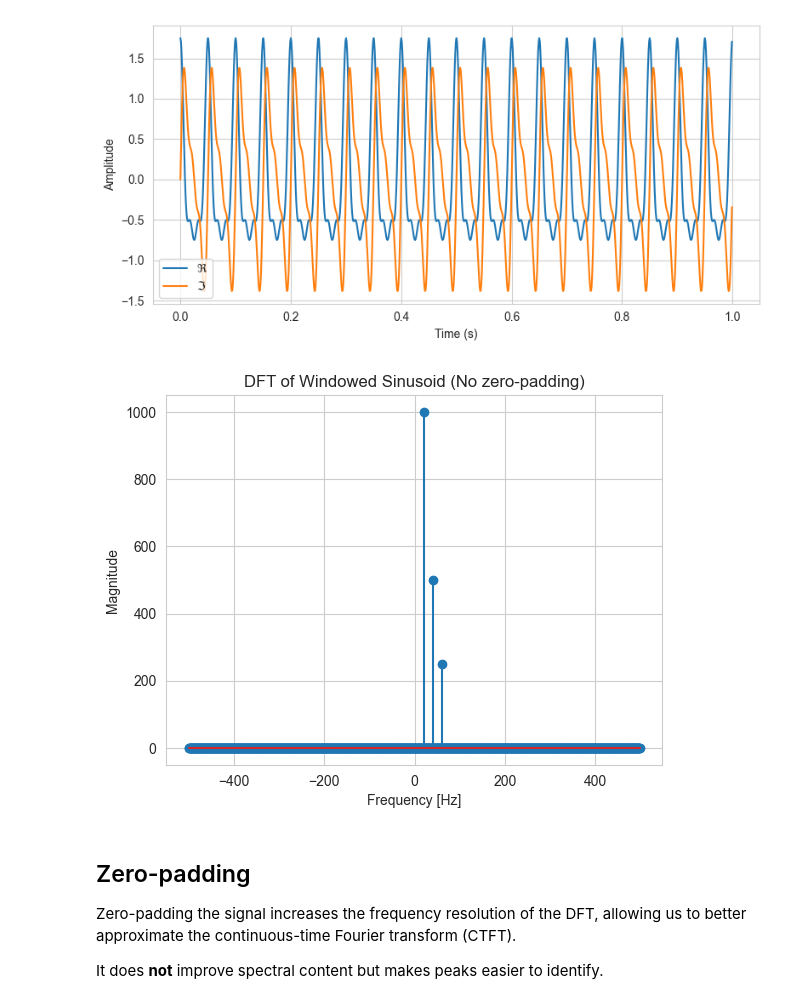
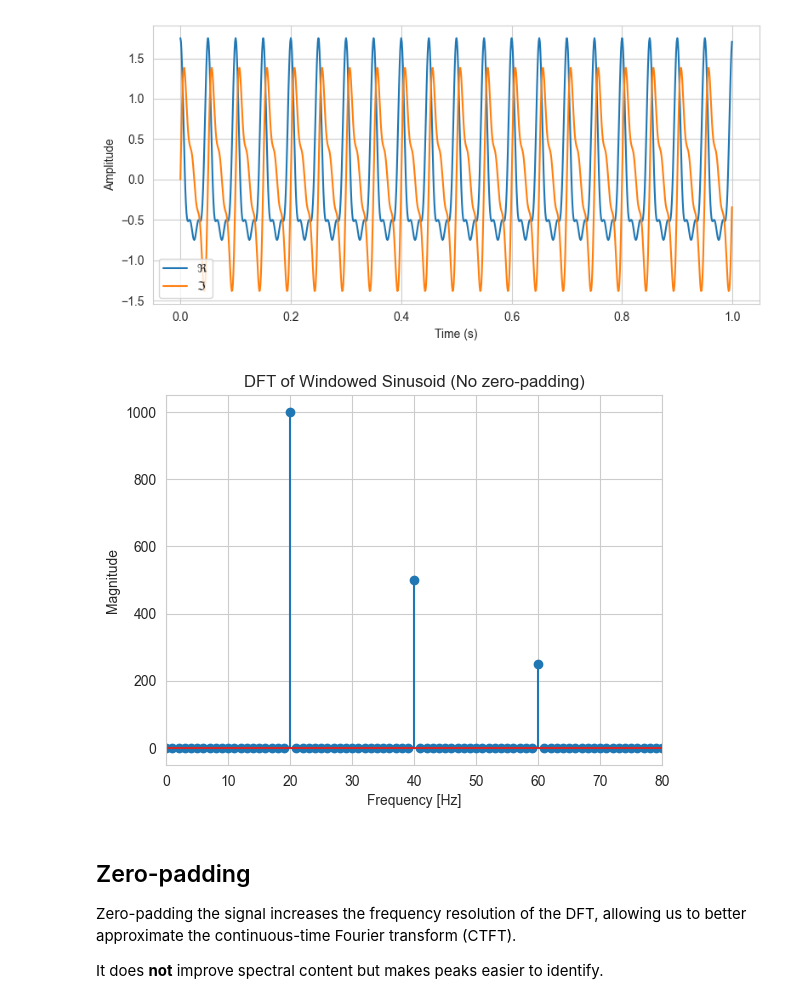
Before and after one commit to AGE90/notes-on-dsp, a Jupyter notebook: notebooks/analysis_windows/windowed-signal.ipynb, the cells around one changed output. Drawn from its saved outputs; the diff is of its cells as text; code cells hidden in the pictures.

```diff
--- a/notebooks/analysis_windows/windowed-signal.ipynb
+++ b/notebooks/analysis_windows/windowed-signal.ipynb
@@ -61,20 +61,21 @@ plt.show()
 # %%
 n = len(x)
 nfft = n
 df = fs / nfft
 f = np.arange(-fs/2, fs/2, df) + (df if nfft % 2 else 0)
 
 X = np.fft.fft(x, nfft)
 X_shifted = np.fft.fftshift(np.abs(X))
 
 plt.figure()
 plt.stem(f, X_shifted)
+plt.xlim(0, (3 * f0) + 20)
 plt.title("DFT of Windowed Sinusoid (No zero-padding)")
 plt.xlabel("Frequency [Hz]")
 plt.ylabel("Magnitude")
 plt.grid(True)
 # %% [output]
-[figure, old version]
+[figure, new version]
 # %% [markdown]
 ## Zero-padding
 
```
Also changed, not shown: parts of 1 cell of this notebook, 1 other file.
